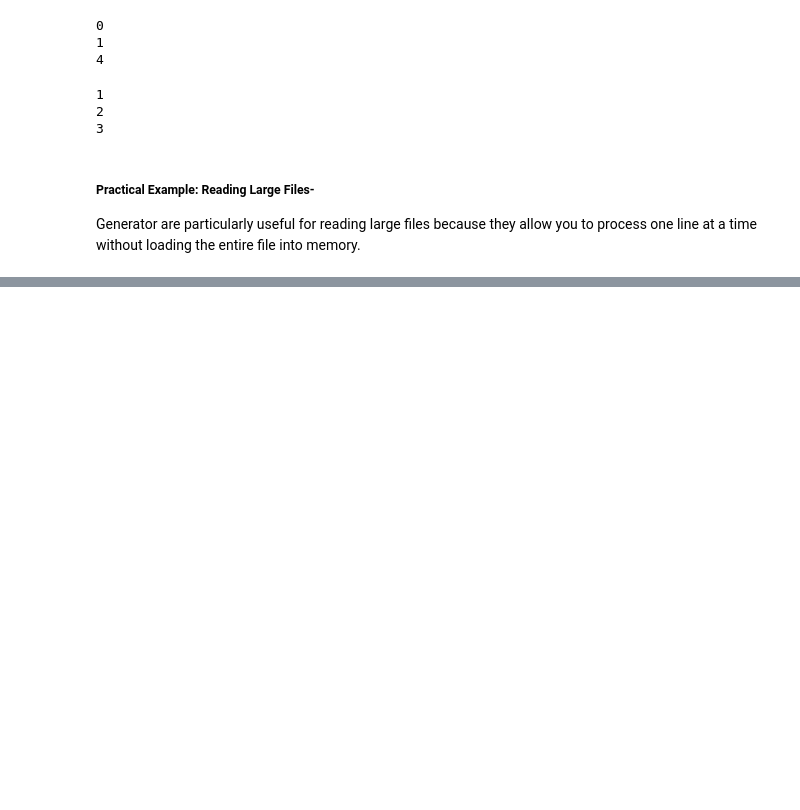
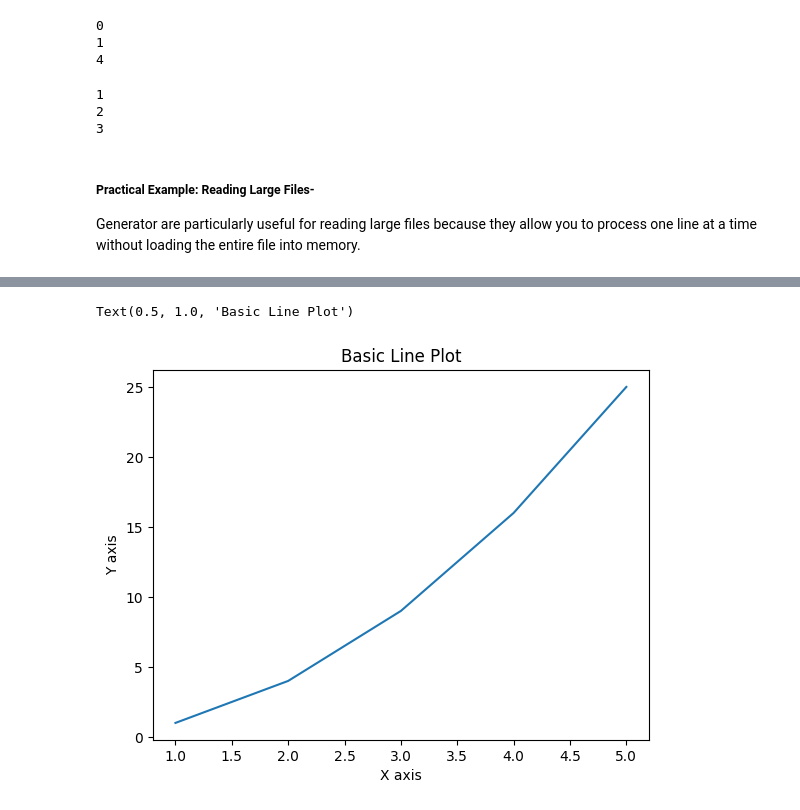
Before and after one commit to AayushSilarpuria/Complete_DataScience_Notes, a Jupyter notebook: Python/Python_Section_11_to_16.ipynb, the cells around one changed output, grey strips where cells are left out. Drawn from its saved outputs; the diff is of its cells as text; code cells hidden in the pictures; blank space fills up the shorter version.

```diff
--- a/Python/Python_Section_11_to_16.ipynb
+++ b/Python/Python_Section_11_to_16.ipynb
@@ -799,0 +1858,11 @@ db.select([films]).where(db.and_(films.columns.certification =='R', films.column
+# %%
+x = [1,2,3,4,5]
+y = [1,4,9,16,25]
+
+plt.plot(x,y)
+plt.xlabel("X axis")
+plt.ylabel('Y axis')
+plt.title("Basic Line Plot")
+# %% [output]
+Text(0.5, 1.0, 'Basic Line Plot')
+[figure, added]
```
Also changed, not shown: parts of 99 cells of this notebook.
